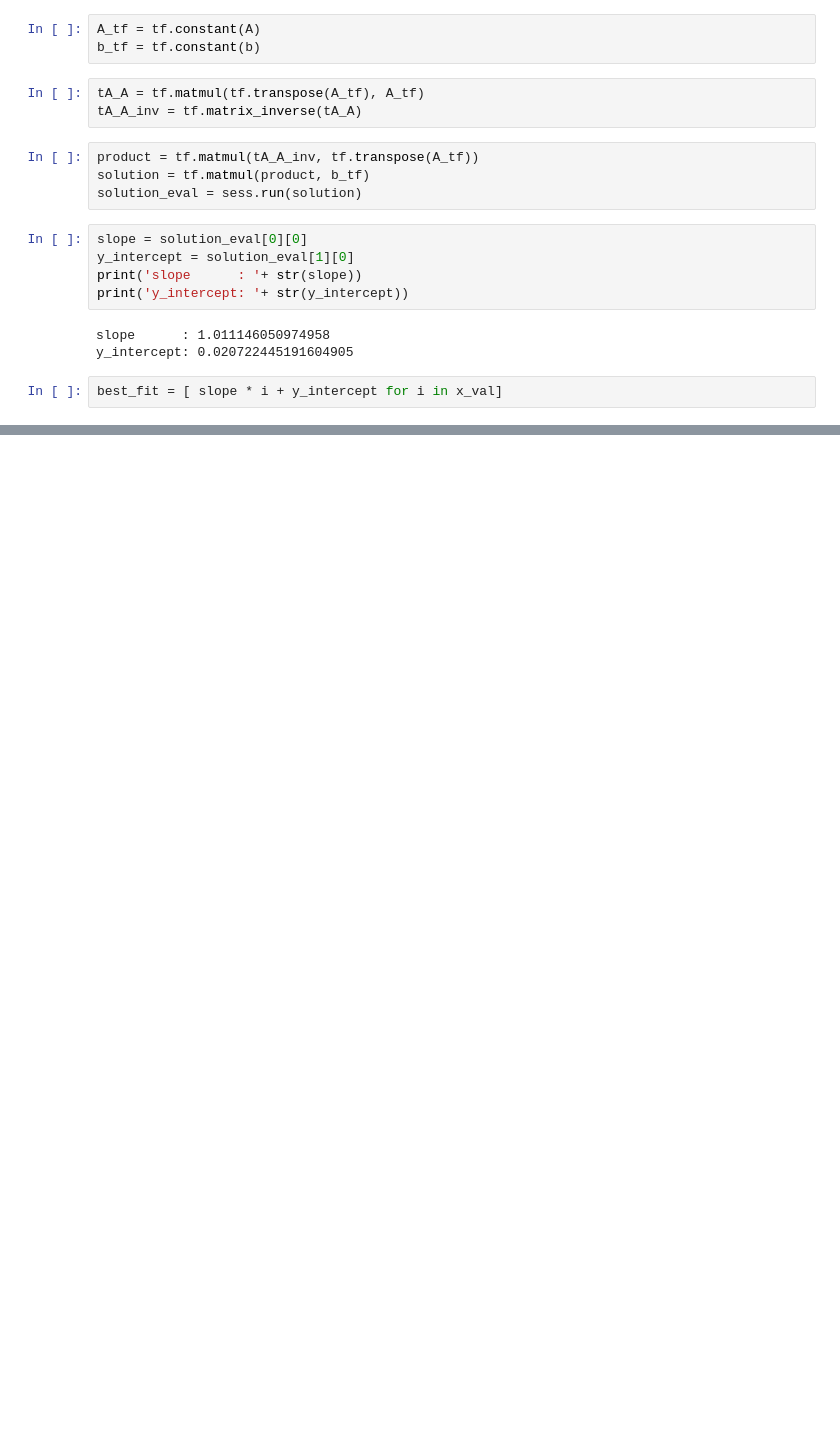
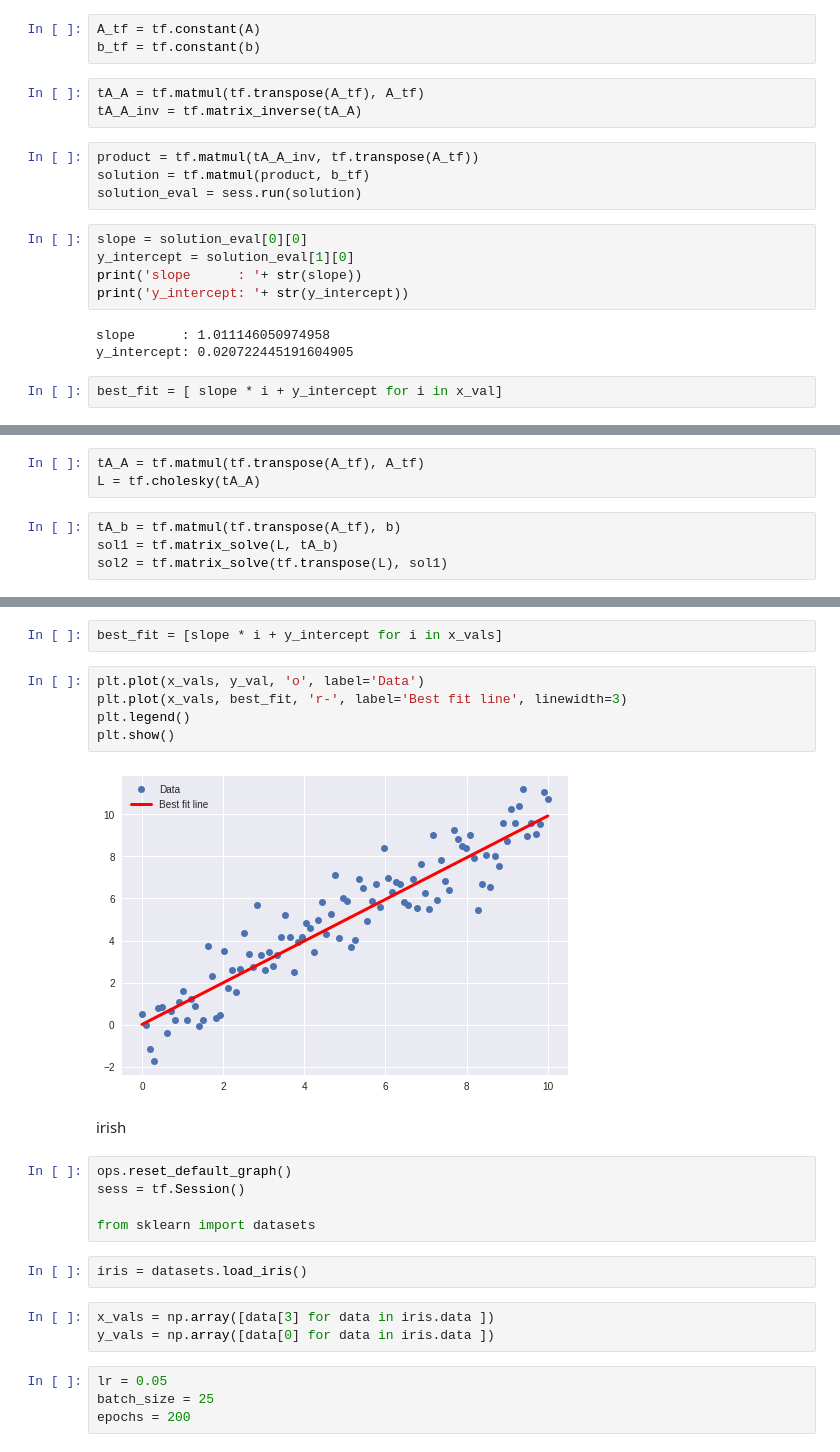
Before and after one commit to kugmax/tensorflow_learn, a Jupyter notebook: Linear_Regression.ipynb, the cells around one changed output, grey strips where cells are left out. Drawn from its saved outputs; the diff is of its cells as text; blank space fills up the shorter version.

```diff
--- a/Linear_Regression.ipynb
+++ b/Linear_Regression.ipynb
@@ -54,0 +74,7 @@ plt.show()
+# %%
+tA_A = tf.matmul(tf.transpose(A_tf), A_tf)
+L = tf.cholesky(tA_A)
+# %%
+tA_b = tf.matmul(tf.transpose(A_tf), b)
+sol1 = tf.matrix_solve(L, tA_b)
+sol2 = tf.matrix_solve(tf.transpose(L), sol1)
@@ -54,0 +90,25 @@ plt.show()
+# %%
+best_fit = [slope * i + y_intercept for i in x_vals]
+# %%
+plt.plot(x_vals, y_val, 'o', label='Data')
+plt.plot(x_vals, best_fit, 'r-', label='Best fit line', linewidth=3)
+plt.legend()
+plt.show()
+# %% [output]
+[figure, added]
+# %% [markdown]
+irish
+# %%
+ops.reset_default_graph()
+sess = tf.Session()
+
+from sklearn import datasets
+# %%
+iris = datasets.load_iris()
+# %%
+x_vals = np.array([data[3] for data in iris.data ])
+y_vals = np.array([data[0] for data in iris.data ])
+# %%
+lr = 0.05
+batch_size = 25
+epochs = 200
```
Also changed, not shown: parts of 18 cells of this notebook.
